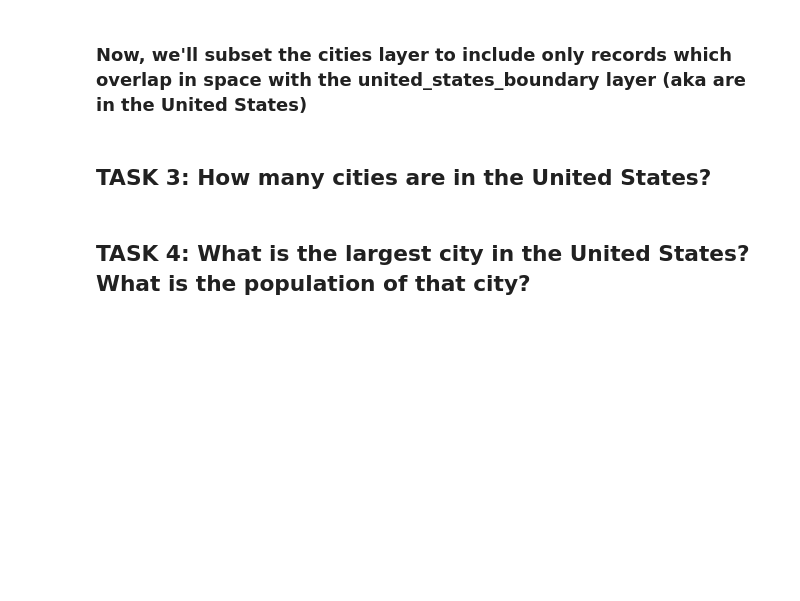
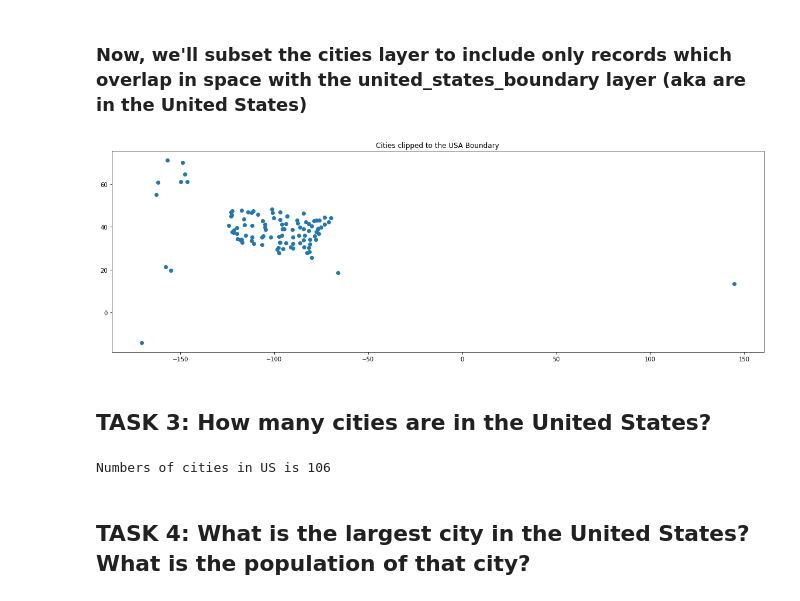
Before and after one commit to ChrisHarvey21/EnvDatSci22, a Jupyter notebook: CodeSprints/VectorData101.ipynb, the cells around one changed output. Drawn from its saved outputs; the diff is of its cells as text; code cells hidden in the pictures; blank space fills up the shorter version.

```diff
--- a/CodeSprints/VectorData101.ipynb
+++ b/CodeSprints/VectorData101.ipynb
@@ -445,12 +490,14 @@ plt.show()
 # %%
 # Clip the cities data to the USA boundary
 # Note -- this operation may take some time to run - be patient
 cities_in_usa = gpd.clip(cities, united_states_boundary)
 
 # Plot your final clipped data
-f, ax = plt.subplots()
+f, ax = plt.subplots(figsize=(20, 12))
 cities_in_usa.plot(ax=ax)
 ax.set(title="Cities clipped to the USA Boundary")
 plt.show()
+# %% [output]
+[figure, added]
 # %% [markdown]
 ## TASK 3: How many cities are in the United States?
@@ -459,3 +504,10 @@ plt.show()
+# %%
+# Task 3 code here
+cities_in_usa.head()
+cities_in_usa.index
+print('Numbers of cities in US is', len(cities_in_usa.index))
+# %% [output]
+Numbers of cities in US is 106
 # %% [markdown]
 ## TASK 4: What is the largest city in the United States? What is the population of that city?
 # %%
```
Also changed, not shown: parts of 10 cells of this notebook.
